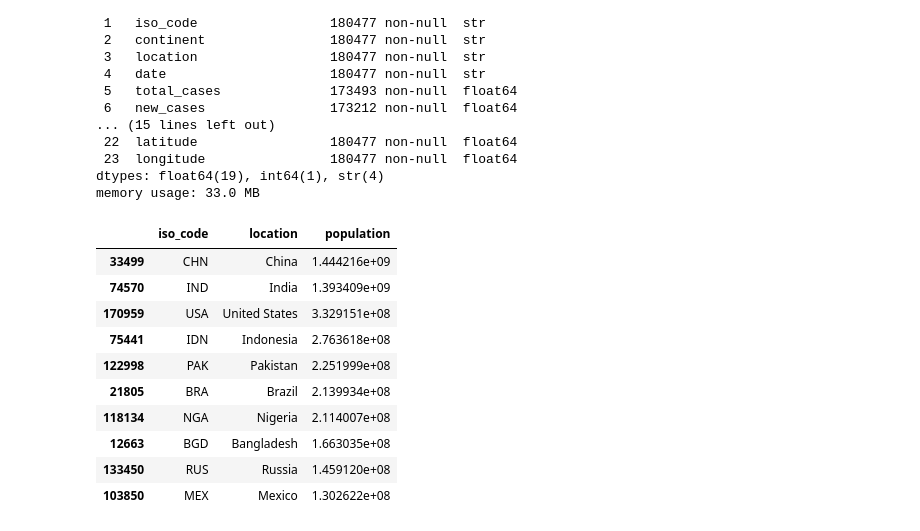
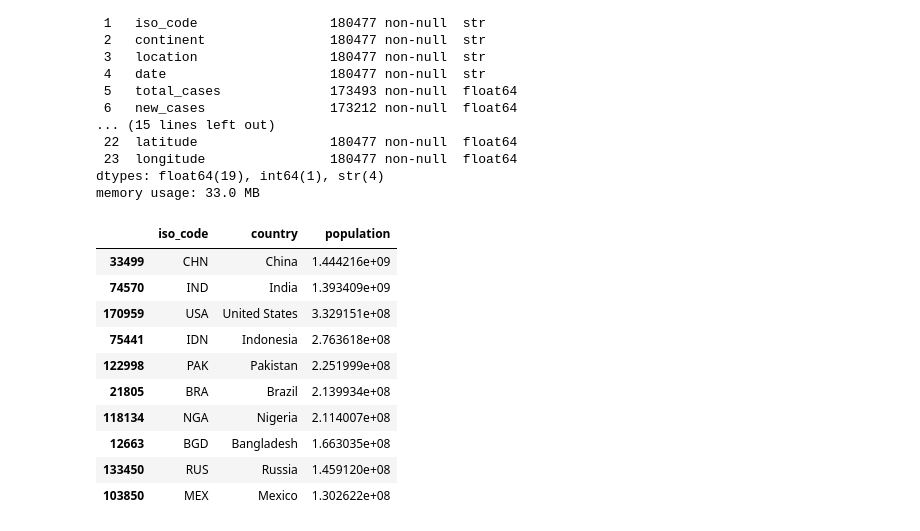
Before and after one commit to alesziegler/clab-project-covid-data, a Jupyter notebook: covid_19_tracker.ipynb, the cells around one changed output. Saved outputs shown, nothing was run; the diff lists cells and outputs as text; code cells hidden in the pictures.

```diff
--- a/covid_19_tracker.ipynb
+++ b/covid_19_tracker.ipynb
@@ -48,11 +48,14 @@ dtypes: float64(19), int64(1), str(4)
 memory usage: 33.0 MB
 # %%
 df_countries = df[["iso_code","location","population"]].drop_duplicates()
+df_countries = df_countries.rename(columns={"location":"country"})
 df_countries = df_countries.sort_values(by="population",ascending=False)
 
-df_countries.head(10)
+ten_top_pop_countries = df_countries.head(10)
+
+ten_top_pop_countries
 # %% [output]
-|  | iso_code | location | population |
+|  | iso_code | country | population |
 | 33499 | CHN | China | 1.444216e+09 |
 | 74570 | IND | India | 1.393409e+09 |
 | 170959 | USA | United States | 3.329151e+08 |
```
Also changed, not shown: parts of 1 cell of this notebook.
